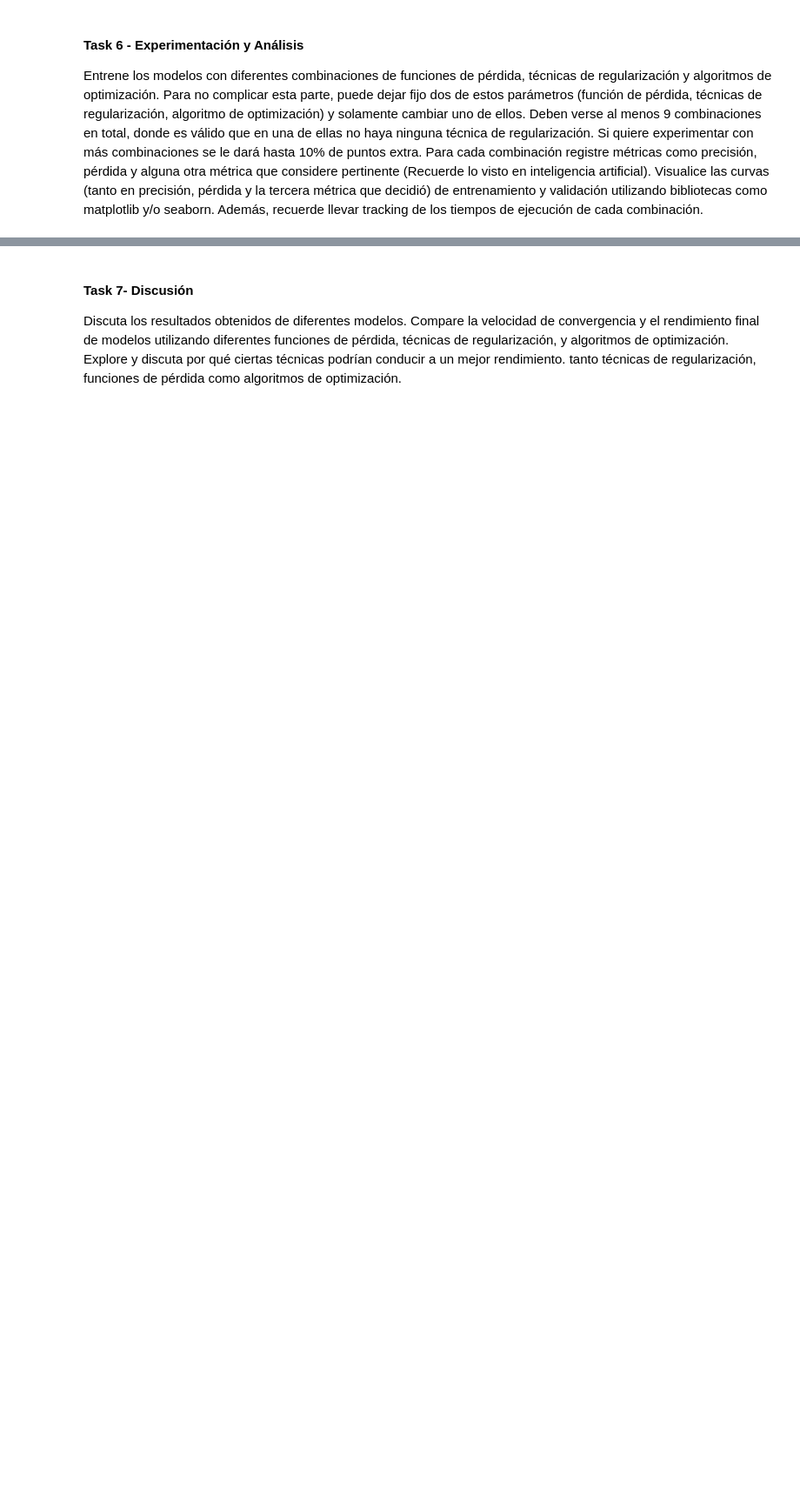
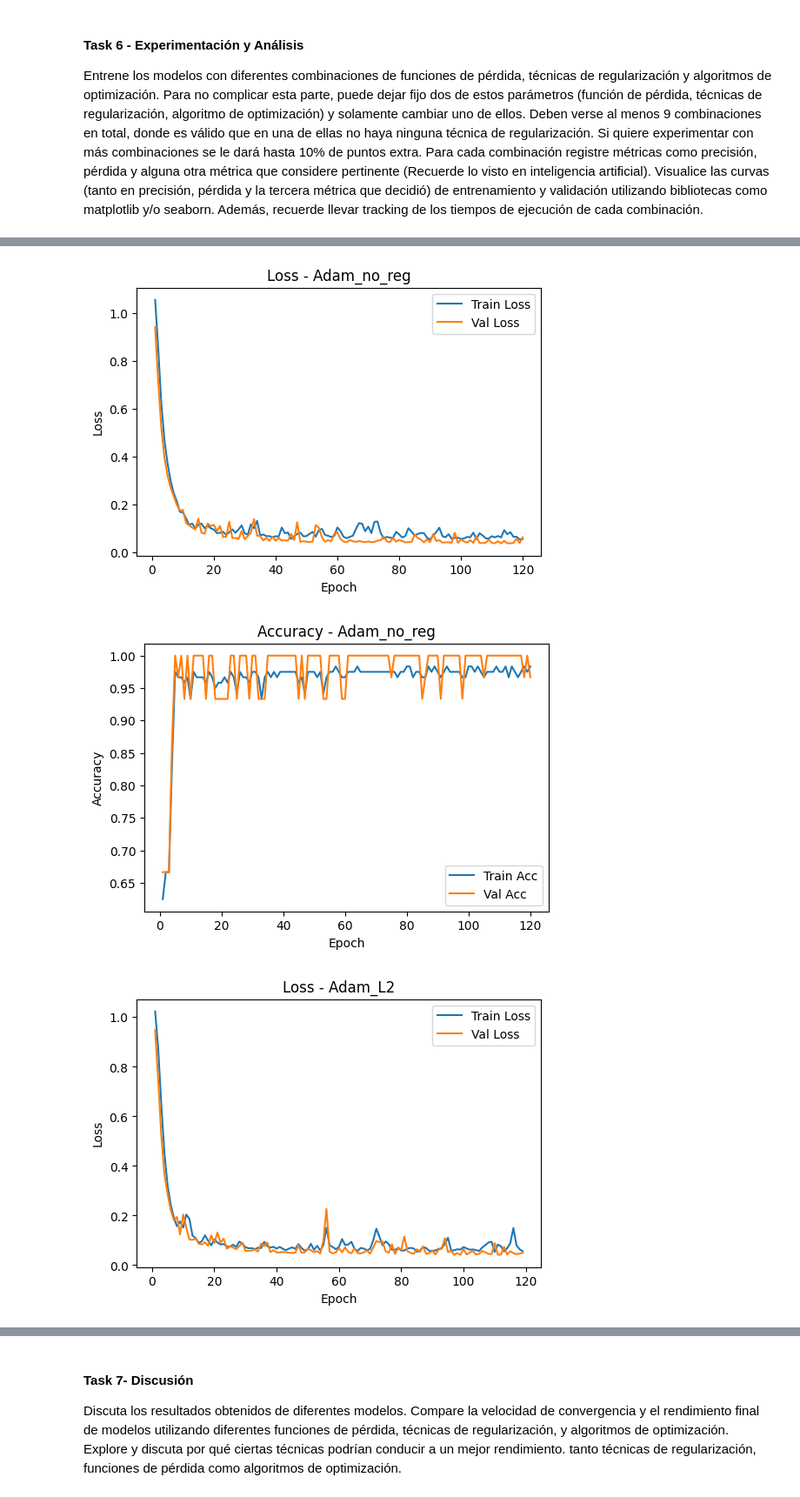
Before and after one commit to faguilarleal/HDT2_deep, a Jupyter notebook: main.ipynb, the cells around one changed output, grey strips where cells are left out. Shown at 87% size. Drawn from its saved outputs; the diff is of its cells as text; code cells hidden in the pictures; blank space fills up the shorter version.

Commit message:
feat: add remaining tasks except discussion

```diff
--- a/main.ipynb
+++ b/main.ipynb
@@ -213,0 +556,20 @@ cada combinación.
+# %%
+# --- Ejecución y tracking ---
+task6_results = []
+task6_histories = {}
+
+for exp in experiments_task6:
+    print(f"\n>>> Ejecutando {exp['name']}")
+    model, hist, f1, elapsed = run_experiment_with_metrics(exp)
+    task6_histories[exp["name"]] = hist
+    task6_results.append({
+        "name": exp["name"],
+        "best_val_acc": max(hist["val_acc"]),
+        "final_val_acc": hist["val_acc"][-1],
+        "best_val_loss": min(hist["val_loss"]),
+        "final_f1_macro": f1,
+        "time_sec": elapsed
+    })
+
+df_task6 = pd.DataFrame(task6_results).sort_values(by="best_val_acc", ascending=False)
+df_task6
@@ -213,0 +604,31 @@ cada combinación.
+# %%
+def plot_curves(name, hist):
+    epochs = range(1, len(hist["train_loss"])+1)
+
+    # Pérdida
+    plt.figure(figsize=(6,4))
+    plt.plot(epochs, hist["train_loss"], label="Train Loss")
+    plt.plot(epochs, hist["val_loss"], label="Val Loss")
+    plt.title(f"Loss - {name}")
+    plt.xlabel("Epoch")
+    plt.ylabel("Loss")
+    plt.legend()
+    plt.show()
+
+    # Precisión
+    plt.figure(figsize=(6,4))
+    plt.plot(epochs, hist["train_acc"], label="Train Acc")
+    plt.plot(epochs, hist["val_acc"], label="Val Acc")
+    plt.title(f"Accuracy - {name}")
+    plt.xlabel("Epoch")
+    plt.ylabel("Accuracy")
+    plt.legend()
+    plt.show()
+
+top3 = df_task6.head(3)["name"].tolist()
+for n in top3:
+    plot_curves(n, task6_histories[n])
+# %% [output]
+[figure, added]
+[figure, added]
+[figure, added]
```
Also changed, not shown: parts of 12 cells of this notebook.
